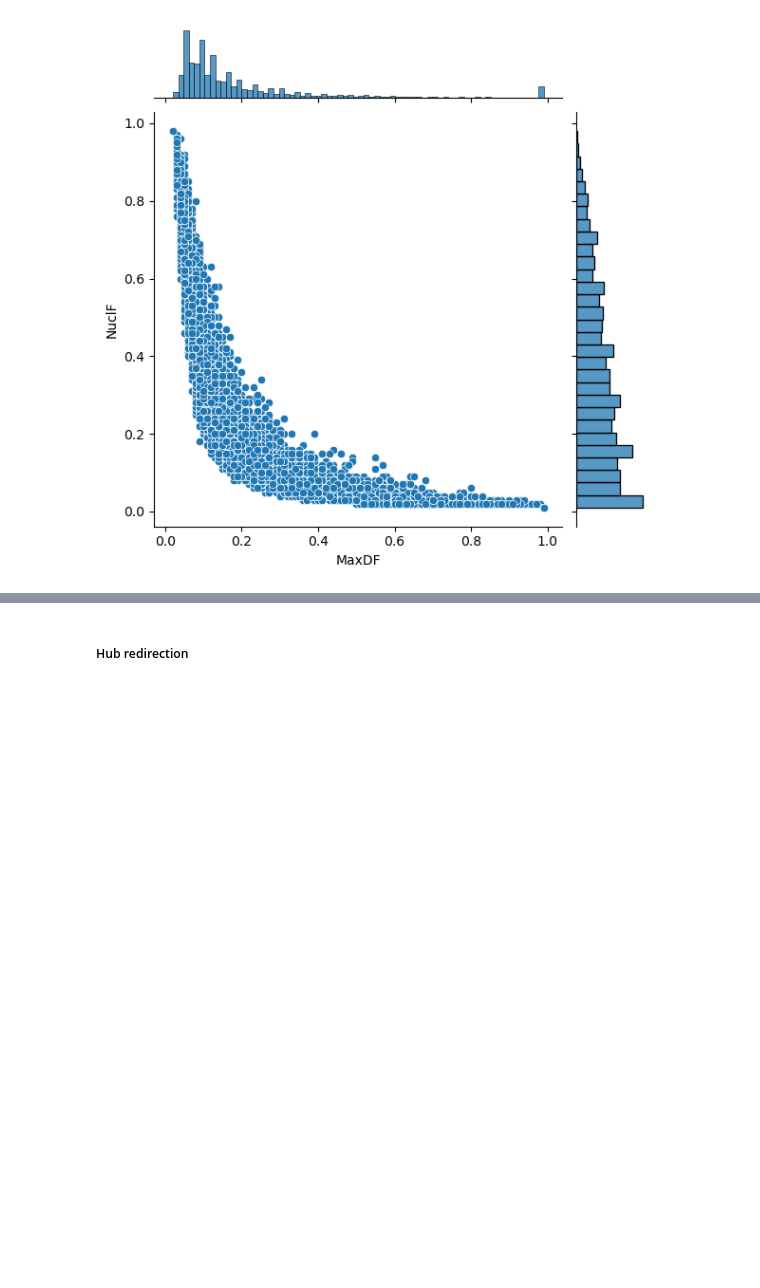
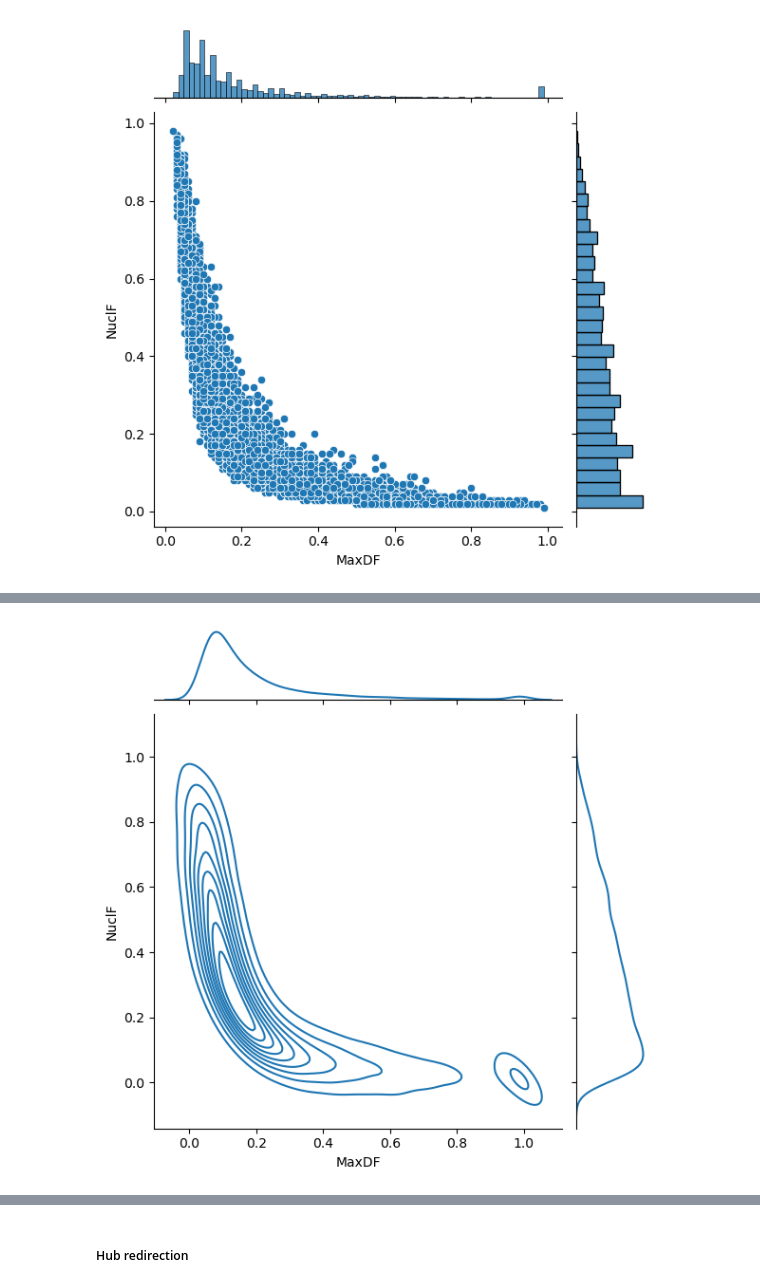
Before and after one commit to MarcosCarreira/RedirectionNetworks, a Jupyter notebook: RandomIteration.ipynb, the cells around one changed output, grey strips where cells are left out. Saved outputs shown, nothing was run; the diff lists cells and outputs as text; code cells hidden in the pictures; blank space fills up the shorter version.

```diff
--- a/RandomIteration.ipynb
+++ b/RandomIteration.ipynb
@@ -528,0 +582,4 @@ sns.jointplot(XR100, x='MaxDF', y='NuclF');
+# %%
+sns.jointplot(XR_all_100, x='MaxDF', y='NuclF', kind='kde');
+# %% [output]
+[figure, added]
```
Also changed, not shown: parts of 25 cells of this notebook.
